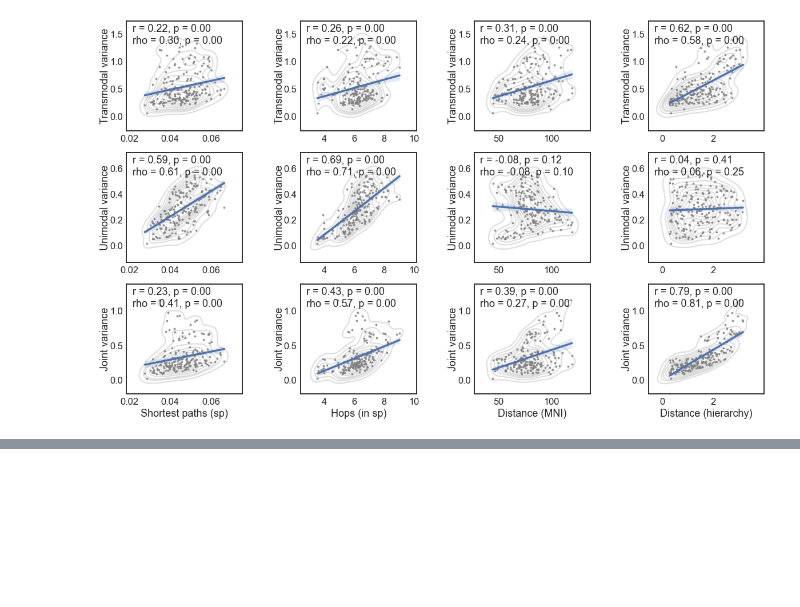
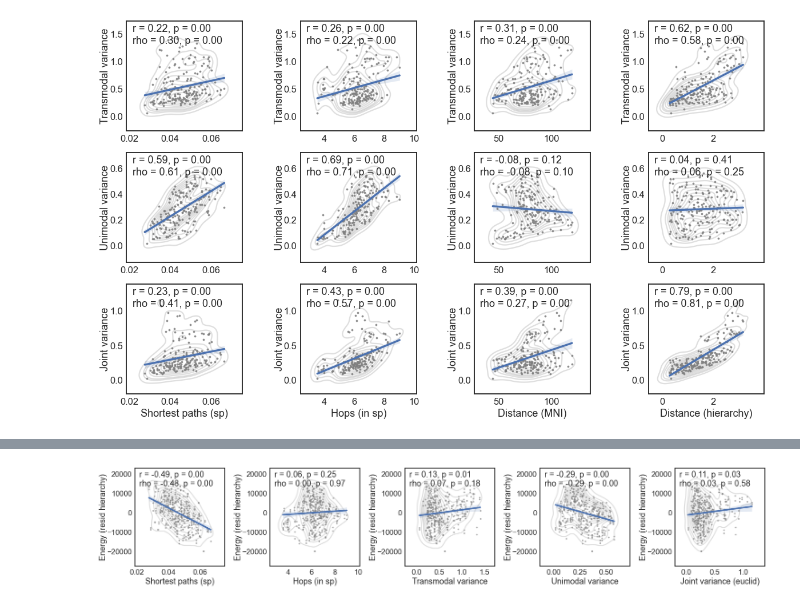
Before and after one commit to lindenmp/nct_hierarchy, a Jupyter notebook: 1_code/results_mean_a.ipynb, the cells around one changed output, grey strips where cells are left out. Saved outputs shown, nothing was run; the diff lists cells and outputs as text; code cells hidden in the pictures; blank space fills up the shorter version.

```diff
--- a/1_code/results_mean_a.ipynb
+++ b/1_code/results_mean_a.ipynb
@@ -325,0 +319,16 @@ f.savefig(outfile_prefix+'variance_vs_adjstats.png', dpi = 150, bbox_inches = 't
+# %%
+E_Am_res = nuis_regress_matrix(E_Am, dist_h, indices); E_plot = E_Am_res; ylabel = 'Energy (resid hierarchy)'
+# E_plot = E_Am; ylabel = 'Energy'
+
+f, ax = plt.subplots(1, 5, figsize=(25, 4))
+my_regplot(D_mean[indices], E_plot[indices], 'Shortest paths (sp)', ylabel, ax[0])
+my_regplot(hops_mean[indices], E_plot[indices], 'Hops (in sp)', ylabel, ax[1])
+my_regplot(tm_var[indices], E_plot[indices], 'Transmodal variance', ylabel, ax[2])
+my_regplot(smv_var[indices], E_plot[indices], 'Unimodal variance', ylabel, ax[3])
+my_regplot(joint_var[indices], E_plot[indices], 'Joint variance (euclid)', ylabel, ax[4])
+# my_regplot(num_tm_flips[indices], E_plot[indices], 'Number flips (transmodal)', ylabel, ax[5])
+
+f.subplots_adjust(wspace=0.5)
+f.savefig(outfile_prefix+'energy_vs_adjstats_resid_h.png', dpi = 150, bbox_inches = 'tight', pad_inches = 0.1)
+# %% [output]
+[figure, added]
```
Also changed, not shown: parts of 24 cells of this notebook, 1 other file.
